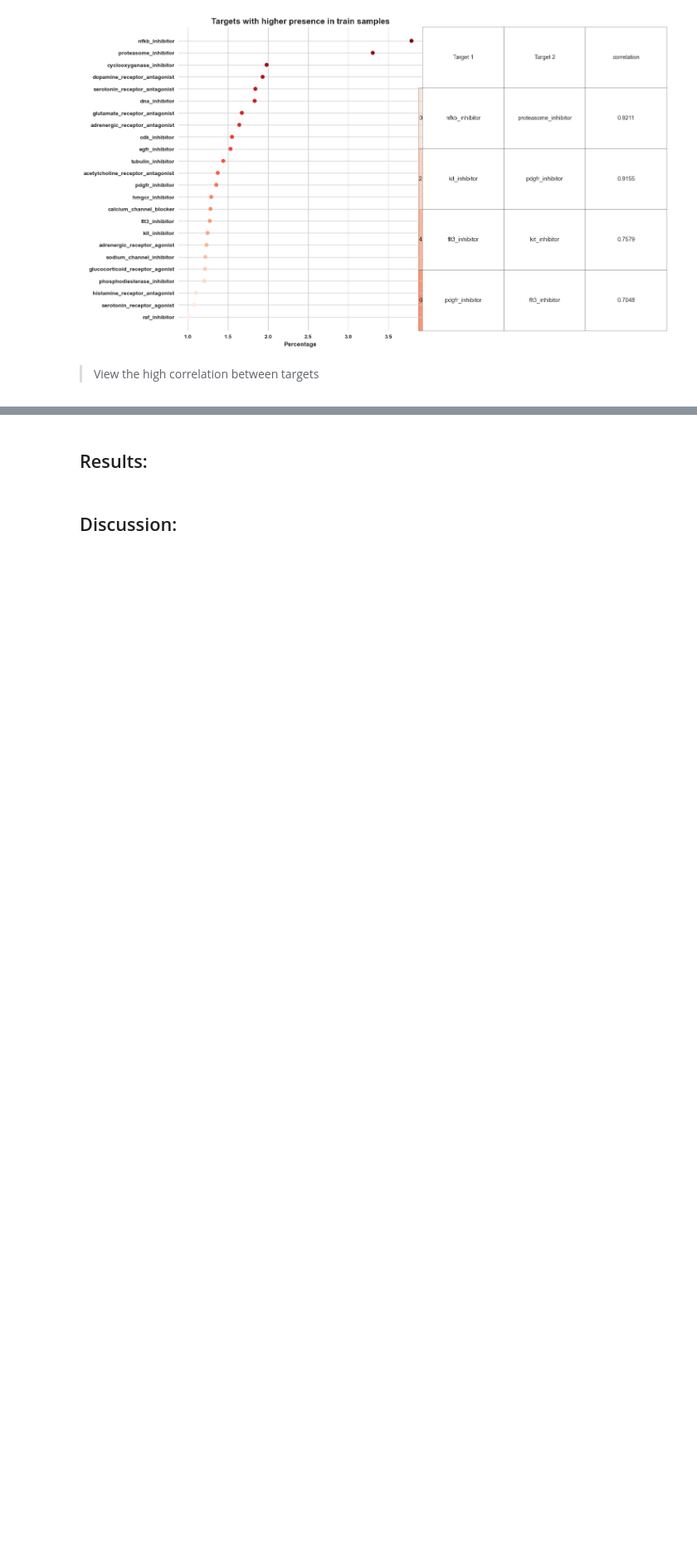
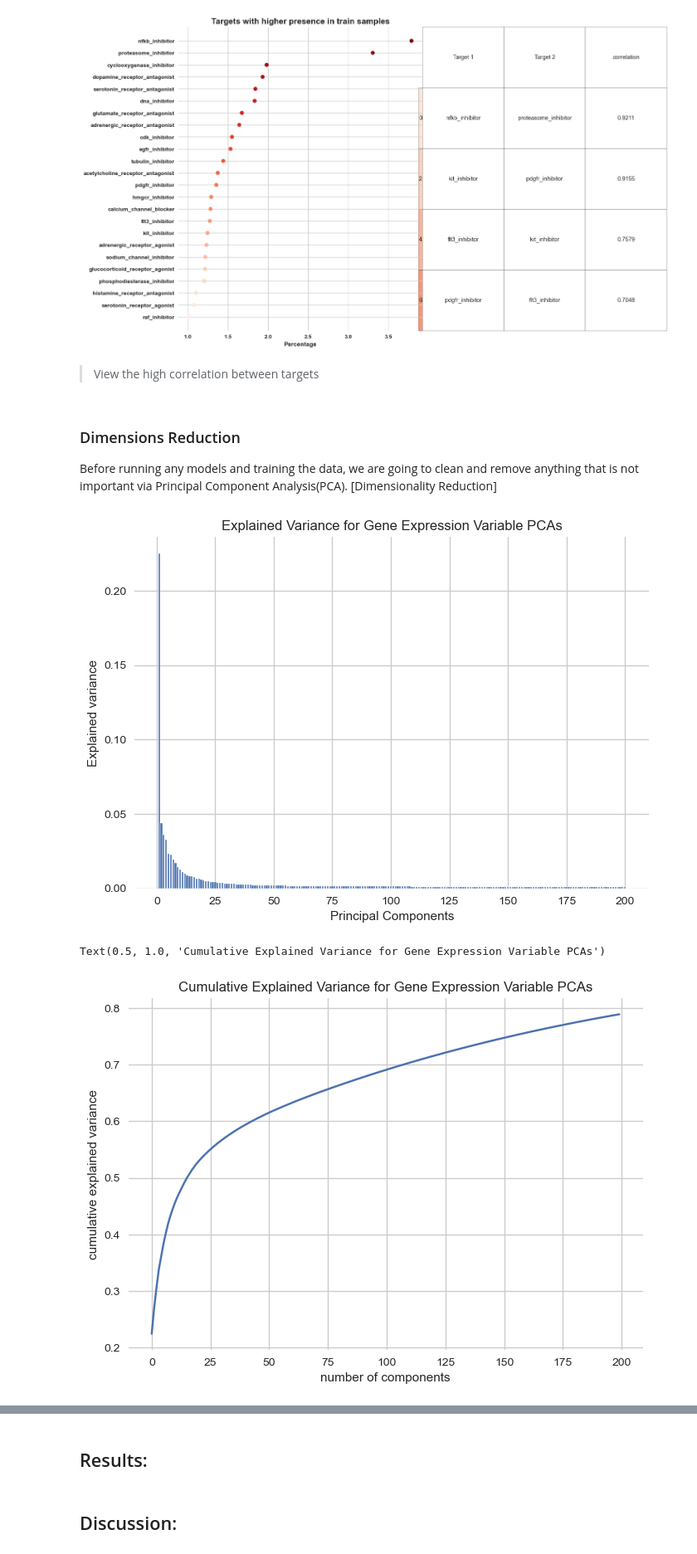
Before and after one commit to mdespinoza/MOA_Project, a Jupyter notebook: code/MOA_Project_Code.ipynb, the cells around one changed output, grey strips where cells are left out. Shown at 83% size. Saved outputs shown, nothing was run; the diff lists cells and outputs as text; code cells hidden in the pictures; blank space fills up the shorter version.

```diff
--- a/code/MOA_Project_Code.ipynb
+++ b/code/MOA_Project_Code.ipynb
@@ -776,3 +782,7 @@ plt.show()
 [figure]
 # %% [markdown]
 > View the high correlation between targets
+# %% [markdown]
+### Dimensions Reduction
+
+Before running any models and training the data, we are going to clean and remove anything that is not important via Principal Component Analysis(PCA). [Dimensionality Reduction]
@@ -778,0 +807,31 @@ plt.show()
+# %%
+# PCA function
+def pca_application(df,n_components,pattern):
+    df_p=df.loc[:, df.columns.str.startswith(pattern)]
+    x = StandardScaler().fit_transform(df_p)
+    pca = PCA(n_components=n_components)
+    principalComponents = pca.fit_transform(x)
+    principalDf = pd.DataFrame(data = principalComponents)
+    return principalDf,pca
+# %%
+#Calculate principal components separately for GE & CV columns
+principalDf_g,pca_g=pca_application(merged,200,'g-')
+principalDf_c,pca_c=pca_application(merged,30,'c-')
+# %%
+z=np.arange(start=1, stop=len(pca_g.explained_variance_ratio_)+1, step=1)
+z
+
+plt.bar(x=z,height=pca_g.explained_variance_ratio_)
+plt.xlabel('Principal Components')
+plt.ylabel('Explained variance')
+plt.title('Explained Variance for Gene Expression Variable PCAs')
+plt.show()
+
+plt.plot(np.cumsum(pca_g.explained_variance_ratio_))
+plt.xlabel('number of components')
+plt.ylabel('cumulative explained variance')
+plt.title('Cumulative Explained Variance for Gene Expression Variable PCAs')
+# %% [output]
+[figure, added]
+Text(0.5, 1.0, 'Cumulative Explained Variance for Gene Expression Variable PCAs')
+[figure, added]
```
Also changed, not shown: parts of 6 cells of this notebook.
